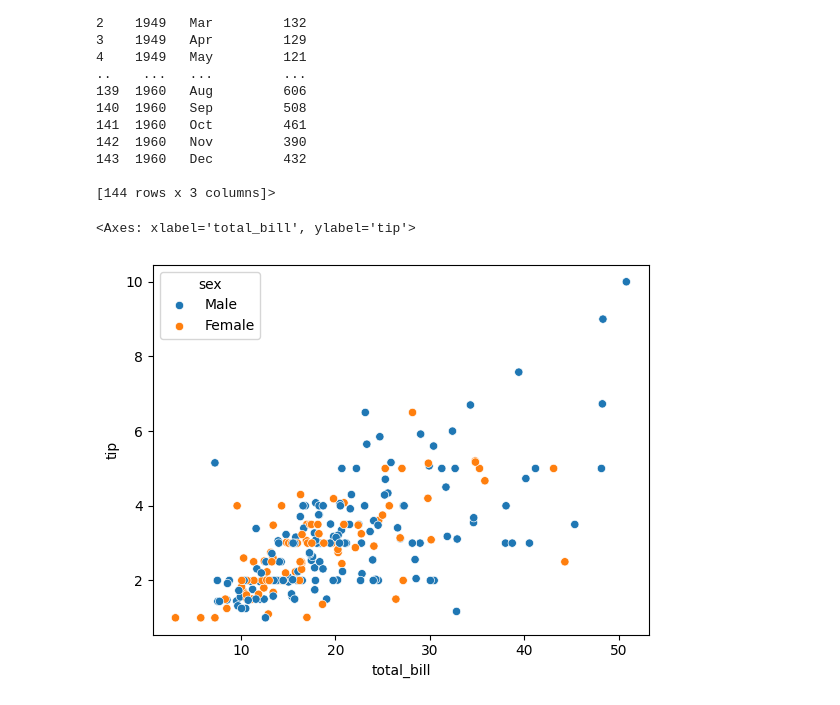
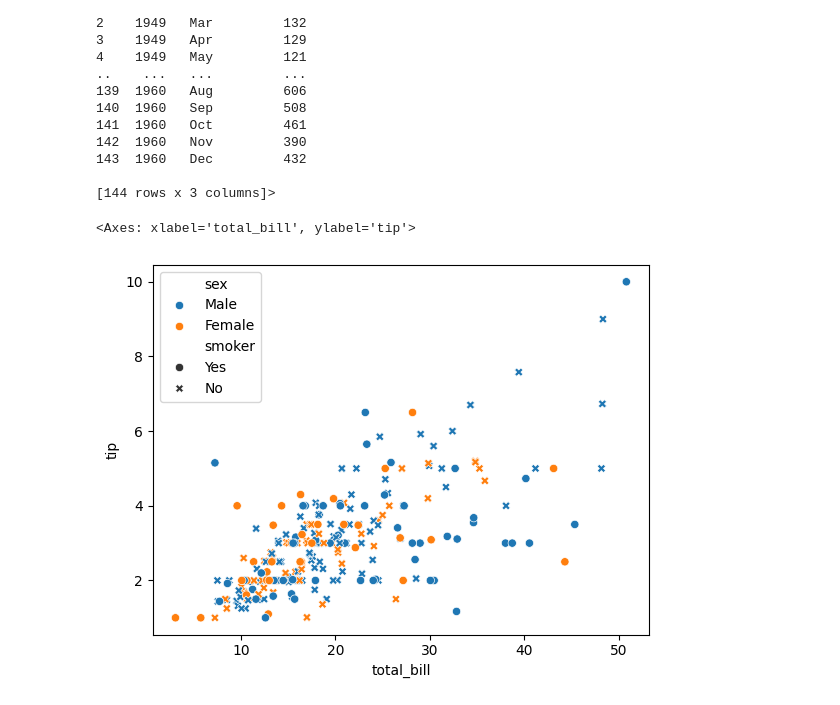
Before and after one commit to Minhaj401/EDA-analysis, a Jupyter notebook: bivariate_analysis.ipynb, the cells around one changed output. Cells and saved outputs as stored; diff of their text form; code cells hidden in the pictures.

```diff
--- a/bivariate_analysis.ipynb
+++ b/bivariate_analysis.ipynb
@@ -65,7 +65,7 @@ flights.head
 [144 rows x 3 columns]>
 # %%
 #scatterplot(num-num)
-sns.scatterplot(x="total_bill",y="tip",data=tips,hue=tips["sex"],style=tips[)
+sns.scatterplot(x="total_bill",y="tip",data=tips,hue=tips["sex"],style=tips["smoker"])
 # %% [output]
 <Axes: xlabel='total_bill', ylabel='tip'>
-[figure, old version]
+[figure, new version]
```
Also changed, not shown: parts of 3 cells of this notebook.
